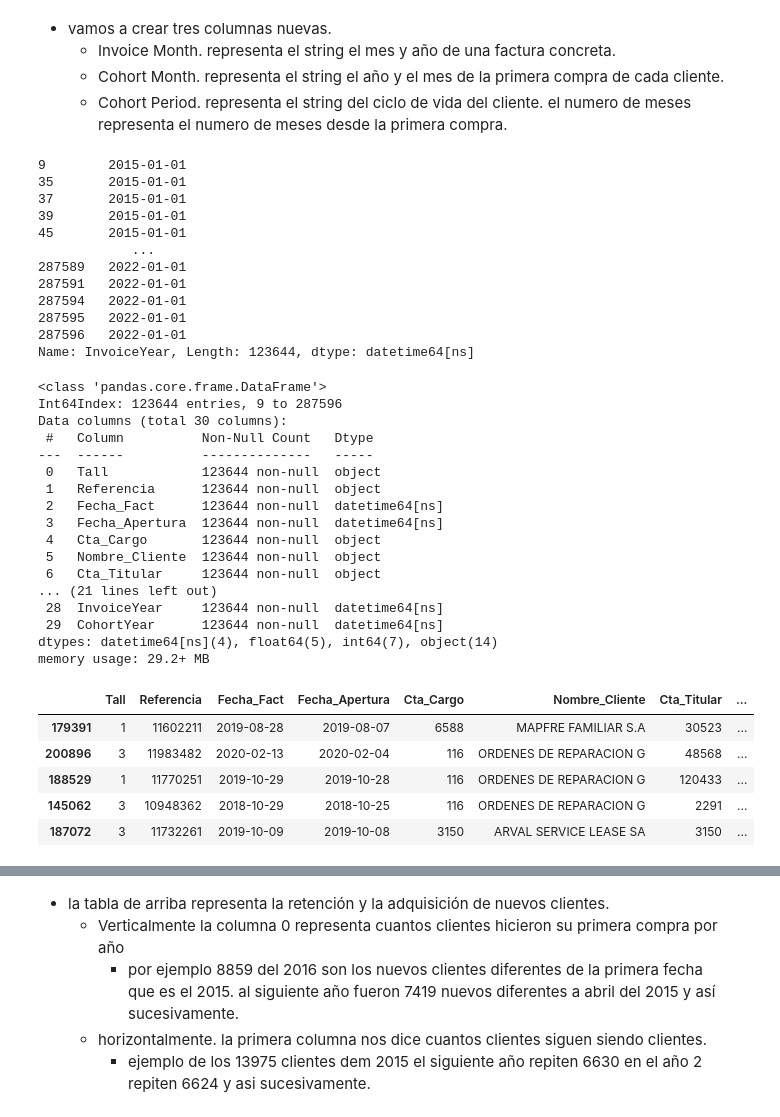
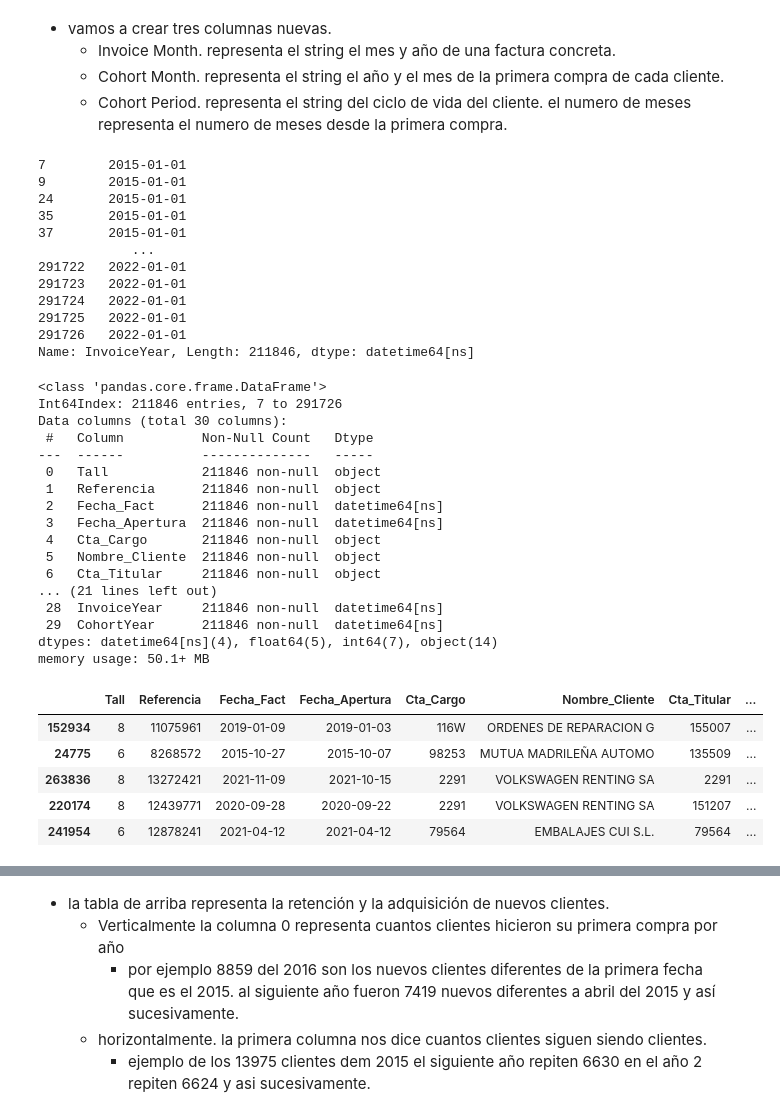
Before and after one commit to pacomm5/PLANTILLAS2, a Jupyter notebook: COHORT3_MIO4_TODOS.ipynb, the cells around one changed output, grey strips where cells are left out. Cells and saved outputs as stored; diff of their text form; code cells hidden in the pictures.

```diff
--- a/COHORT3_MIO4_TODOS.ipynb
+++ b/COHORT3_MIO4_TODOS.ipynb
@@ -930,0 +976,2 @@ df_cohort_audi = df_audi.copy()
+# %%
+df_cohort_todos = df_todos.copy()
@@ -946,52 +997,52 @@ df_cohort['InvoiceMonth'] = pd.to_datetime(df_cohort['InvoiceMonth'])"""
 # creating the first variable 'Invoice Month'
 # extracting only year-month from Invoice Date and day will be 1 automatically
 
-df_cohort_audi['InvoiceYear'] = df_cohort_audi['Fecha_Apertura'].dt.strftime("%Y") # Estamos convirtiendo tanto el mes como el día a 1
+df_cohort_todos['InvoiceYear'] = df_cohort_todos['Fecha_Apertura'].dt.strftime("%Y") # Estamos convirtiendo tanto el mes como el día a 1
 # luego en formato fecha.
 # converting the variable to datetime format
-df_cohort_audi['InvoiceYear'] = pd.to_datetime(df_cohort_audi['InvoiceYear'])
+df_cohort_todos['InvoiceYear'] = pd.to_datetime(df_cohort_todos['InvoiceYear'])
 # %%
-df_cohort_audi.InvoiceYear
+df_cohort_todos.InvoiceYear
 # %% [output]
+7        2015-01-01
 9        2015-01-01
+24       2015-01-01
 35       2015-01-01
 37       2015-01-01
-39       2015-01-01
-45       2015-01-01
             ...
-287589   2022-01-01
-287591   2022-01-01
-287594   2022-01-01
-287595   2022-01-01
-287596   2022-01-01
-Name: InvoiceYear, Length: 123644, dtype: datetime64[ns]
+291722   2022-01-01
+291723   2022-01-01
+291724   2022-01-01
+291725   2022-01-01
+291726   2022-01-01
+Name: InvoiceYear, Length: 211846, dtype: datetime64[ns]
 # %%
 # creating the second variable 'Cohort Month'
 # getting the first time purchase date for each customer
 
-df_cohort_audi['CohortYear'] = df_cohort_audi.groupby('Bastidor')['InvoiceYear'].transform('min') # aqui saca la primera compra.
+df_cohort_todos['CohortYear'] = df_cohort_todos.groupby('Bastidor')['InvoiceYear'].transform('min') # aqui saca la primera compra.
 # converting the variable to datetime format
-df_cohort_audi['CohortYear'] = pd.to_datetime(df_cohort_audi['CohortYear'])
+df_cohort_todos['CohortYear'] = pd.to_datetime(df_cohort_todos['CohortYear'])
 # %%
-df_cohort_audi.info()
+df_cohort_todos.info()
 # %% [output]
 <class 'pandas.core.frame.DataFrame'>
-Int64Index: 123644 entries, 9 to 287596
+Int64Index: 211846 entries, 7 to 291726
 Data columns (total 30 columns):
  #   Column          Non-Null Count   Dtype
 ---  ------          --------------   -----
- 0   Tall            123644 non-null  object
- 1   Referencia      123644 non-null  object
- 2   Fecha_Fact      123644 non-null  datetime64[ns]
- 3   Fecha_Apertura  123644 non-null  datetime64[ns]
- 4   Cta_Cargo       123644 non-null  object
- 5   Nombre_Cliente  123644 non-null  object
- 6   Cta_Titular     123644 non-null  object
+ 0   Tall            211846 non-null  object
+ 1   Referencia      211846 non-null  object
+ 2   Fecha_Fact      211846 non-null  datetime64[ns]
+ 3   Fecha_Apertura  211846 non-null  datetime64[ns]
+ 4   Cta_Cargo       211846 non-null  object
+ 5   Nombre_Cliente  211846 non-null  object
+ 6   Cta_Titular     211846 non-null  object
 ... (21 lines left out)
- 28  InvoiceYear     123644 non-null  datetime64[ns]
- 29  CohortYear      123644 non-null  datetime64[ns]
+ 28  InvoiceYear     211846 non-null  datetime64[ns]
+ 29  CohortYear      211846 non-null  datetime64[ns]
 dtypes: datetime64[ns](4), float64(5), int64(7), object(14)
-memory usage: 29.2+ MB
+memory usage: 50.1+ MB
 # %%
 """# aqui creamos la tercera variable. el periodo cohort.
 # calculamos el numero de meses desde la primera compra a la fecha de la factura.
@@ -1013,14 +1064,14 @@ def diff_Year(d1, d2):
     return((d1.dt.year - d2.dt.year))
     # multiplica * 12 para convertir la diferencia en años en meses. luego le suma los meses del ultimo año.
 
-df_cohort_audi['CohortPeriod'] = diff_Year(df_cohort_audi['InvoiceYear'], df_cohort_audi['CohortYear'])
+df_cohort_todos['CohortPeriod'] = diff_Year(df_cohort_todos['InvoiceYear'], df_cohort_todos['CohortYear'])
 # %%
-df_cohort_audi.sample(5)
+df_cohort_todos.sample(5)
 # %% [output]
 |  | Tall | Referencia | Fecha_Fact | Fecha_Apertura | Cta_Cargo | Nombre_Cliente | Cta_Titular | ... |
-| 179391 | 1 | 11602211 | 2019-08-28 | 2019-08-07 | 6588 | MAPFRE FAMILIAR S.A | 30523 | ... |
-| 200896 | 3 | 11983482 | 2020-02-13 | 2020-02-04 | 116 | ORDENES DE REPARACION G | 48568 | ... |
-| 188529 | 1 | 11770251 | 2019-10-29 | 2019-10-28 | 116 | ORDENES DE REPARACION G | 120433 | ... |
-| 145062 | 3 | 10948362 | 2018-10-29 | 2018-10-25 | 116 | ORDENES DE REPARACION G | 2291 | ... |
-| 187072 | 3 | 11732261 | 2019-10-09 | 2019-10-08 | 3150 | ARVAL SERVICE LEASE SA | 3150 | ... |
+| 152934 | 8 | 11075961 | 2019-01-09 | 2019-01-03 | 116W | ORDENES DE REPARACION G | 155007 | ... |
+| 24775 | 6 | 8268572 | 2015-10-27 | 2015-10-07 | 98253 | MUTUA MADRILEÑA AUTOMO | 135509 | ... |
+| 263836 | 8 | 13272421 | 2021-11-09 | 2021-10-15 | 2291 | VOLKSWAGEN RENTING SA | 2291 | ... |
+| 220174 | 8 | 12439771 | 2020-09-28 | 2020-09-22 | 2291 | VOLKSWAGEN RENTING SA | 151207 | ... |
+| 241954 | 6 | 12878241 | 2021-04-12 | 2021-04-12 | 79564 | EMBALAJES CUI S.L. | 79564 | ... |
 # %%
```
Also changed, not shown: parts of 86 cells of this notebook.
